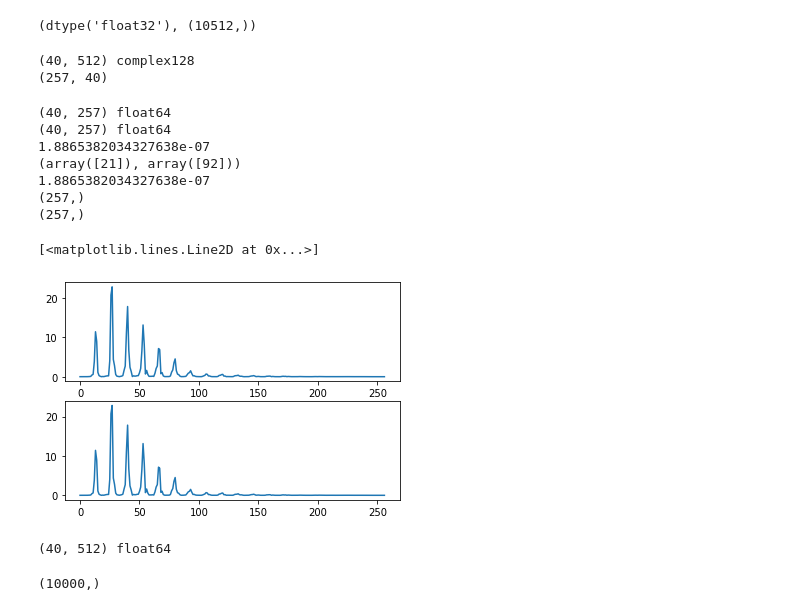
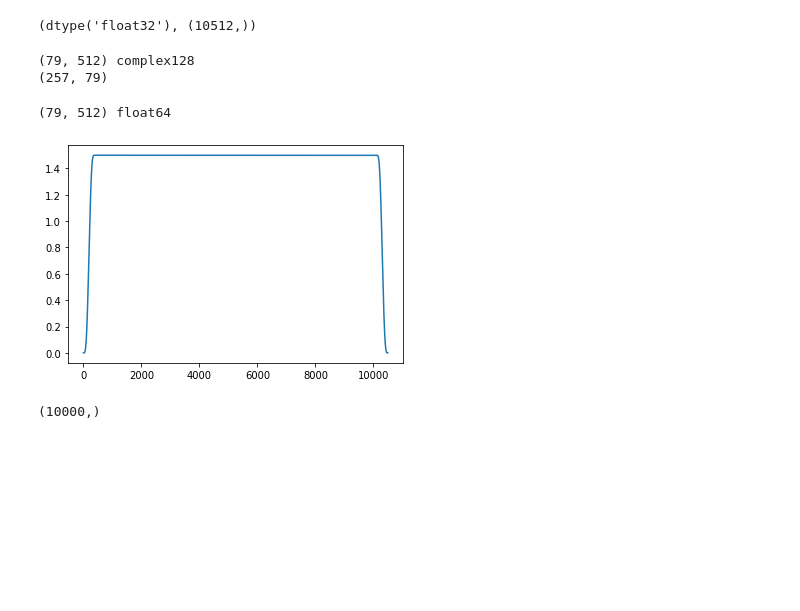
Before and after one commit to ooshyun/Digital-Filter-Design, a Jupyter notebook: study/wola/overlap_and_add.ipynb, the cells around one changed output. Drawn from its saved outputs; the diff is of its cells as text; code cells hidden in the pictures; blank space fills up the shorter version.

```diff
--- a/study/wola/overlap_and_add.ipynb
+++ b/study/wola/overlap_and_add.ipynb
@@ -21,10 +21,14 @@ plt.plot(wav[:100])
 # %%
 nfft = 512
 win_length = nfft
-hop_length = nfft//2
+# hop_length = nfft//2
+hop_length = nfft//4
+
 name_window = 'han' #'square'  'triang', 'han', 'hamming'
 
 if name_window == 'square':
     window = np.ones(shape=(win_length,))
 else:
     window = signal.get_window(window=name_window, Nx=nfft)
+
+print(np.max(window), np.min(window))
@@ -73,46 +80,36 @@ fft_frames_stft = librosa.stft(y=wav, n_fft=nfft, hop_length=hop_length,
                             dtype=np.complex128, pad_mode="constant")
 print(fft_frames_stft.shape)
 # %% [output]
-(40, 512) complex128
-(257, 40)
+(79, 512) complex128
+(257, 79)
 # %%
 
 # Comparte stft_scratch and librosa.stft
 frame_fft = np.abs(fft_frames[..., :nfft//2+1])
 frame_fft_stft = np.abs(fft_frames_stft.T)
 
-print(frame_fft.shape, frame_fft.dtype)
-print(frame_fft_stft.shape, frame_fft_stft.dtype)
-print(np.max(frame_fft - frame_fft_stft))
-print(np.where((frame_fft - frame_fft_stft)==np.max(frame_fft - frame_fft_stft)))
+# print(frame_fft.shape, frame_fft.dtype)
+# print(frame_fft_stft.shape, frame_fft_stft.dtype)
+# print(np.max(frame_fft - frame_fft_stft))
+# print(np.where((frame_fft - frame_fft_stft)==np.max(frame_fft - frame_fft_stft)))
 
 index = 21
 frame_fft = frame_fft[index].flatten()
 frame_fft_stft = frame_fft_stft[index].flatten()
 
-print(np.max(frame_fft - frame_fft_stft))
-print(frame_fft.shape)
-print(frame_fft_stft.shape)
+# print(np.max(frame_fft - frame_fft_stft))
+# print(frame_fft.shape)
+# print(frame_fft_stft.shape)
 
-fig, (ax0, ax1) = plt.subplots(nrows=2)
-ax0.plot(frame_fft)
-ax1.plot(frame_fft_stft)
+# fig, (ax0, ax1) = plt.subplots(nrows=2)
+# ax0.plot(frame_fft)
+# ax1.plot(frame_fft_stft)
-# %% [output]
-(40, 257) float64
-(40, 257) float64
-1.8865382034327638e-07
-(array([21]), array([92]))
-1.8865382034327638e-07
-(257,)
-(257,)
-[<matplotlib.lines.Line2D at 0x...>]
-[figure, removed]
 # %%
 # ifft
 ifft_frames = np.fft.ifft(frames, n=nfft, axis=-1).real
 print(ifft_frames.shape, ifft_frames.dtype)
 # %% [output]
-(40, 512) float64
+(79, 512) float64
 # %%
 # overlap and add
 num_frame = ifft_frames.shape[0]
@@ -124,7 +121,10 @@ curr_index = 0
 
 for n_frame in range(num_frame):
     # print(curr_index, curr_index+nfft, wav_result.shape)
-    wav_result[...,curr_index:curr_index+nfft] += window*frames[n_frame, ...]
+    if hop_length == nfft//4:
+        wav_result[...,curr_index:curr_index+nfft] += 2/3*window*frames[n_frame, ...]
+    else:
+        wav_result[...,curr_index:curr_index+nfft] += window*frames[n_frame, ...]
     curr_index += hop_length
 
 def window_sumsquare_scratch(window, n_frames, win_length, n_fft, hop_length, dtype, norm=None):
@@ -139,36 +139,40 @@ def window_sumsquare_scratch(window, n_frames, win_length, n_fft, hop_length, dt
     if win_length is None:
         win_length = n_fft
 
     n = n_fft + hop_length * (n_frames - 1)
     x = np.zeros(n, dtype=dtype)
     # Compute the squared window at the desired length
     win_sq = signal.get_window(window=window, Nx=win_length)
     win_sq = librosa.util.normalize(win_sq, norm=norm) ** 2
     # win_sq = util.pad_center(win_sq, size=n_fft)
 
     # Fill the envelope, __window_ss_fill
     n_fft = len(win_sq)
     for i in range(n_frames):
         sample = i * hop_length
         x[sample : min(n, sample + n_fft)] += win_sq[: max(0, min(n_fft, n - sample))]
-
     return x
 
 # Normalize by sum of squared window, librosa.filters.window_sumsquare
 ifft_window_sum = window_sumsquare_scratch(
     window=name_window,
     n_frames=num_frame,
     win_length=win_length,
     n_fft=nfft,
     hop_length=hop_length,
     dtype=wav_result.dtype,
 )
 
-approx_nonzero_indices = ifft_window_sum > librosa.util.tiny(ifft_window_sum)
-wav_result[..., approx_nonzero_indices] /= ifft_window_sum[approx_nonzero_indices]
+plt.plot(ifft_window_sum)
+
+if hop_length != nfft//4:
+    approx_nonzero_indices = ifft_window_sum > librosa.util.tiny(ifft_window_sum)
+    wav_result[..., approx_nonzero_indices] /= ifft_window_sum[approx_nonzero_indices]
 
 wav_result = wav_result[..., nfft//2:-nfft//2]
 wav_result = wav_result[..., :wav.shape[-1]]
+# %% [output]
+[figure, added]
 # %%
 wav_result_istft = librosa.istft(stft_matrix=fft_frames_stft, hop_length=hop_length,
                                 win_length=nfft, n_fft=nfft, window=name_window,
```
Also changed, not shown: parts of 5 cells of this notebook, 3 other files.
